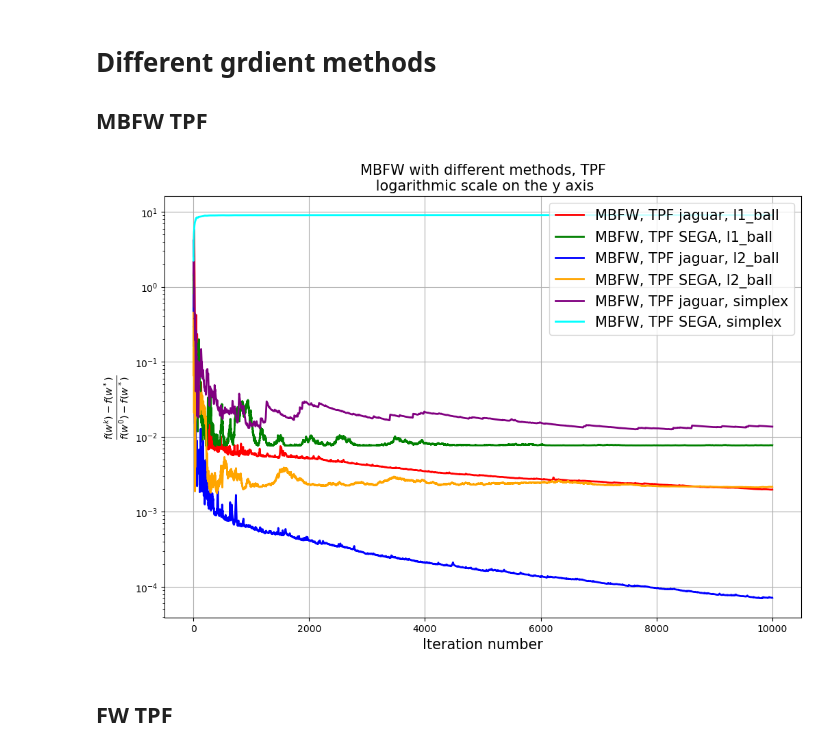
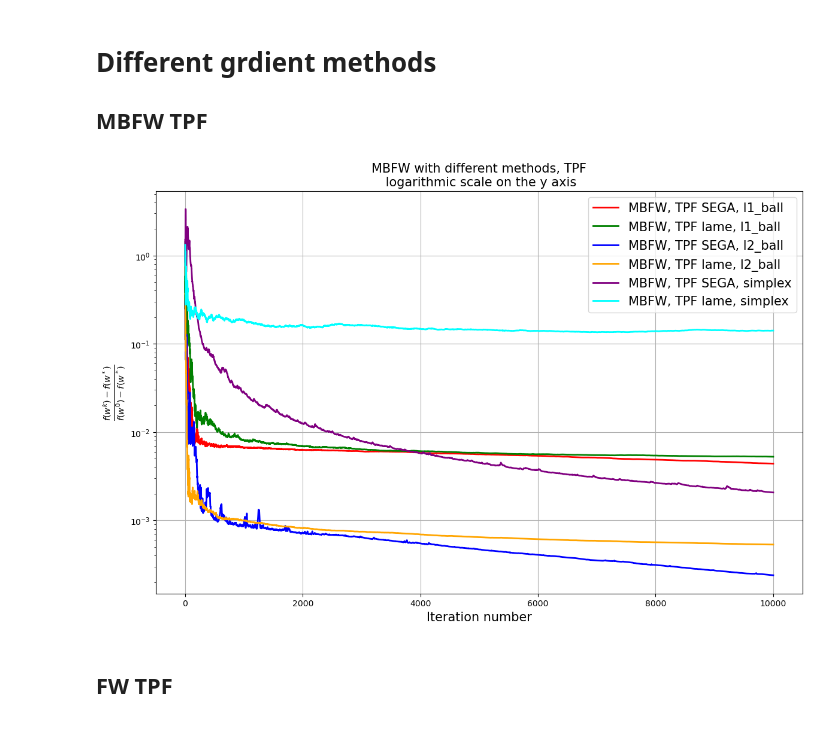
Before and after one commit to minashkinvladislav/Frank_Wolfe, a Jupyter notebook: experiments.ipynb, the cells around one changed output. Cells and saved outputs as stored; diff of their text form; code cells hidden in the pictures.

Commit message:
sega experiments

```diff
--- a/experiments.ipynb
+++ b/experiments.ipynb
@@ -69,6 +69,7 @@ args['criterium'] = 'f(x_k+1) - f(x_k)'
 np.random.seed(args['seed'])
 w_0 = np.random.random_sample(args['d'])
 args['jaguar'] = False
+args['sega'] = False
 args['use_proj'] = True
 args['c'] = 50
 
@@ -84,7 +85,7 @@ R_0_l1 = f(w_0_l1, args) - f(w_true_sol_l1, args)
 ### l_2 ball ###
 args['set'] = 'l2_ball'
 w_0_l2 = w_0 / np.linalg.norm(w_0, ord=2)
-w_true_sol_l2, _ , _ = optimizers.GDOptimizer(f, gradient_true,
+w_true_sol_l2, e , _ = optimizers.GDOptimizer(f, gradient_true,
                                                 x_0 = w_0_l2,
                                                 step = const_gamma,
                                                 args = args).search()
@@ -107,18 +108,21 @@ args['use_proj'] = False
 reload(optimizers)
 title = ''
 
+def fw_step(k, func, nabla_f, x_curr, args):
+    return 0.2 / (k + 3)
 
 args['max_steps'] = 10 ** 4
 args['batch_size'] = 1
 args['criterium'] = 'f(x_k) - f(x^*)'
-args['jaguar'] = True
-args['prob'] = 1e-3
+args['sega'] = True
+args['prob'] = 0
 #####
 args['grad_curr'] = np.zeros(args['d'])
 ######
 iterations_mbfw = []
 errors_mbfw = []
 labels_mbfw = []
+args['h'] = np.zeros(args['d'])
 
 for Q, w_0, R_0, w_sol in zip(['l1_ball', 'l2_ball', 'simplex'],
                               [w_0_l1, w_0_l2, w_0_simp],
@@ -129,12 +133,6 @@ for Q, w_0, R_0, w_sol in zip(['l1_ball', 'l2_ball', 'simplex'],
                            optimizers.get_grad_opf_jaguar],
                           ['TPF', 'OPF']):
         args['set'] = Q
-        '''
-        if name == 'OPF' or Q == 'simplex':
-            args['jaguar'] = True
-        else:
-            args['jaguar'] = False
-        '''
         optimizer = optimizers.MBFWOptimizer(f, grad, x_0 = w_0,
                                              step = fw_step, args = args)
 
@@ -346,7 +344,7 @@ args['criterium'] = 'f(x_k) - f(x^*)'
 args['use_proj'] = False
 args['sega'] = False
 args['norm'] = 1
-args['prob'] = 0.1
+args['prob'] = 0
 args['h'] = np.zeros(args['d'])
 
 #####
@@ -363,11 +361,12 @@ for Q, w_0, R_0, w_sol in zip(['l1_ball', 'l2_ball', 'simplex'],
                               [w_true_sol_l1, w_true_sol_l2, w_true_sol_simp]):
     args['x_sol'] = w_sol
     for grad, name in zip([optimizers.get_grad_tpf_jaguar,
-                           optimizers.get_grad_tpf_lame_v1,
                            optimizers.get_grad_tpf_lame_v1],
-                          ['TPF jaguar', 'TPF SEGA']):
+                          ['TPF SEGA', 'TPF lame']):
         args['set'] = Q
         args['batch_size'] = 1
+        args['h'] = np.zeros(args['d'])
+        args['grad_curr'] = np.zeros(args['d'])
         if name == 'TPF jaguar':
             args['jaguar'] = True
             args['sega'] = False
@@ -379,7 +378,7 @@ for Q, w_0, R_0, w_sol in zip(['l1_ball', 'l2_ball', 'simplex'],
             args['jaguar'] = False
         optimizer = optimizers.MBFWOptimizer(f, grad, x_0 = w_0,
                                              step = fw_step, args = args)
-
+        prob = args['prob']
         label = f'MBFW, {name}, {Q}'
 
         iterations, errors, _, _, _ = calculate(args, optimizer, R_0, label, title)
@@ -389,11 +388,12 @@ for Q, w_0, R_0, w_sol in zip(['l1_ball', 'l2_ball', 'simplex'],
 # %%
 title = "MBFW with different methods, TPF"
 y_label = r'$\frac{f(w^k) - f(w^*)}{f(w^0) - f(w^*)}$'
 
 optimizers.make_err_plot(iterations_mbfw, errors_mbfw, y_label=y_label,
-                         labels=labels_mbfw, title=title, markers=[None]*100)
+                         labels=labels_mbfw, title=title, markers=[None]*100,
+                         name='MBFW TPF cmp exp1')
 # %% [output]
-[figure, old version]
+[figure, new version]
 # %% [markdown]
 ## FW TPF
 # %%
```
Also changed, not shown: parts of 11 cells of this notebook, 11 other files.
